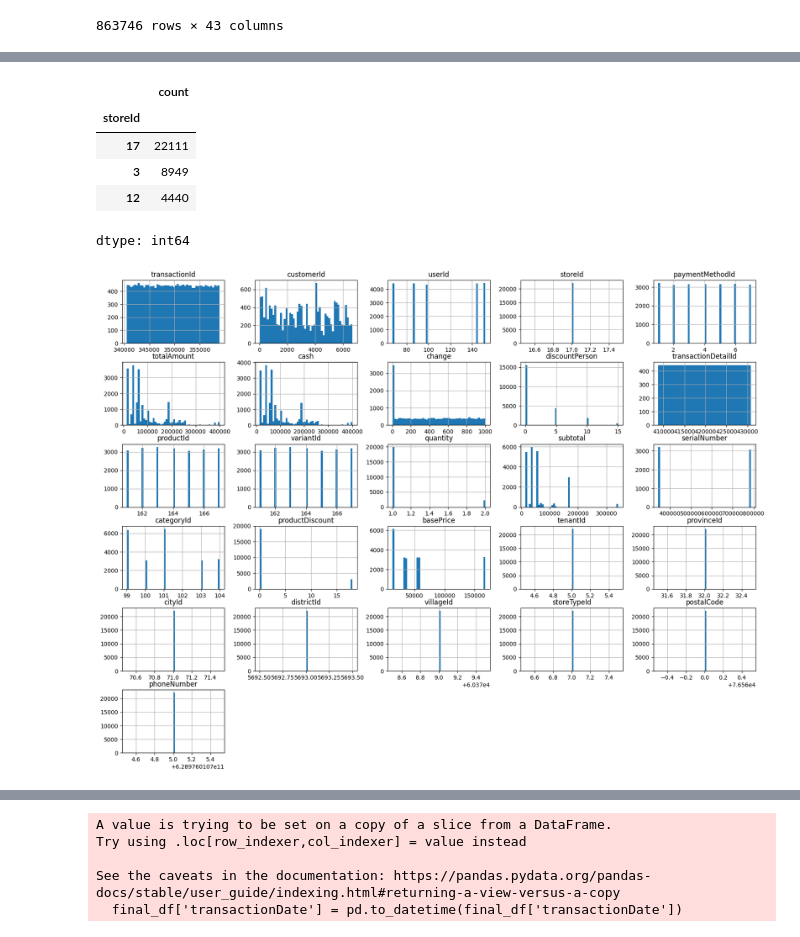
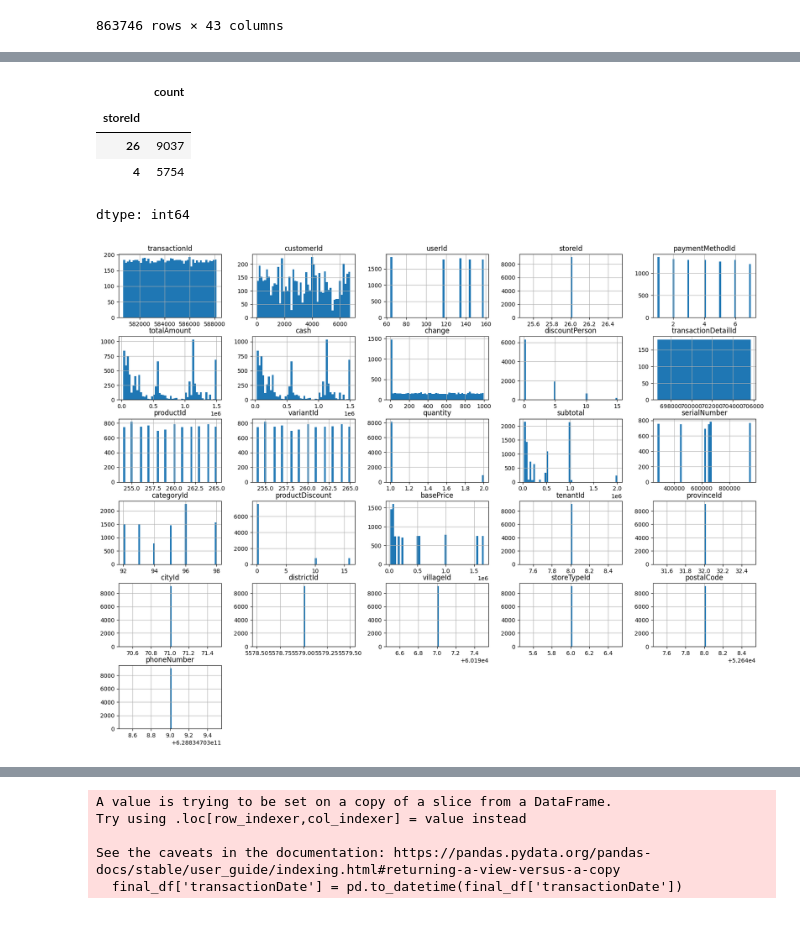
Before and after one commit to zhulkhoirrifat/nuka-pos, a Jupyter notebook: TimeSeriesOtomotif.ipynb, the cells around one changed output, grey strips where cells are left out. Saved outputs shown, nothing was run; the diff lists cells and outputs as text; code cells hidden in the pictures.

```diff
--- a/TimeSeriesOtomotif.ipynb
+++ b/TimeSeriesOtomotif.ipynb
@@ -105,7 +135,7 @@ final_df
 | 863745 | 719920 | INV-136116470389 | 553.0 | 141 | 30 | 7 | 100000.00 | 100947.831102 | ... |
 863746 rows × 43 columns
 # %%
-store_type_id = 7
+store_type_id = 6
 final_df = final_df[final_df['storeTypeId'] == store_type_id]
 final_df
 # %% [output]
@@ -127,15 +157,14 @@ final_df['storeId'].value_counts()
 # %% [output]
 |  | count |
 | storeId |  |
-| 17 | 22111 |
-| 3 | 8949 |
-| 12 | 4440 |
+| 26 | 9037 |
+| 4 | 5754 |
 dtype: int64
 # %%
-checked = final_df[final_df['storeId'] == 17]
+checked = final_df[final_df['storeId'] == 26]
 
 checked.hist(bins=50, figsize=(20, 15))
 plt.show()
 # %% [output]
-[figure, old version]
+[figure, new version]
 # %%
```
Also changed, not shown: parts of 30 cells of this notebook.
